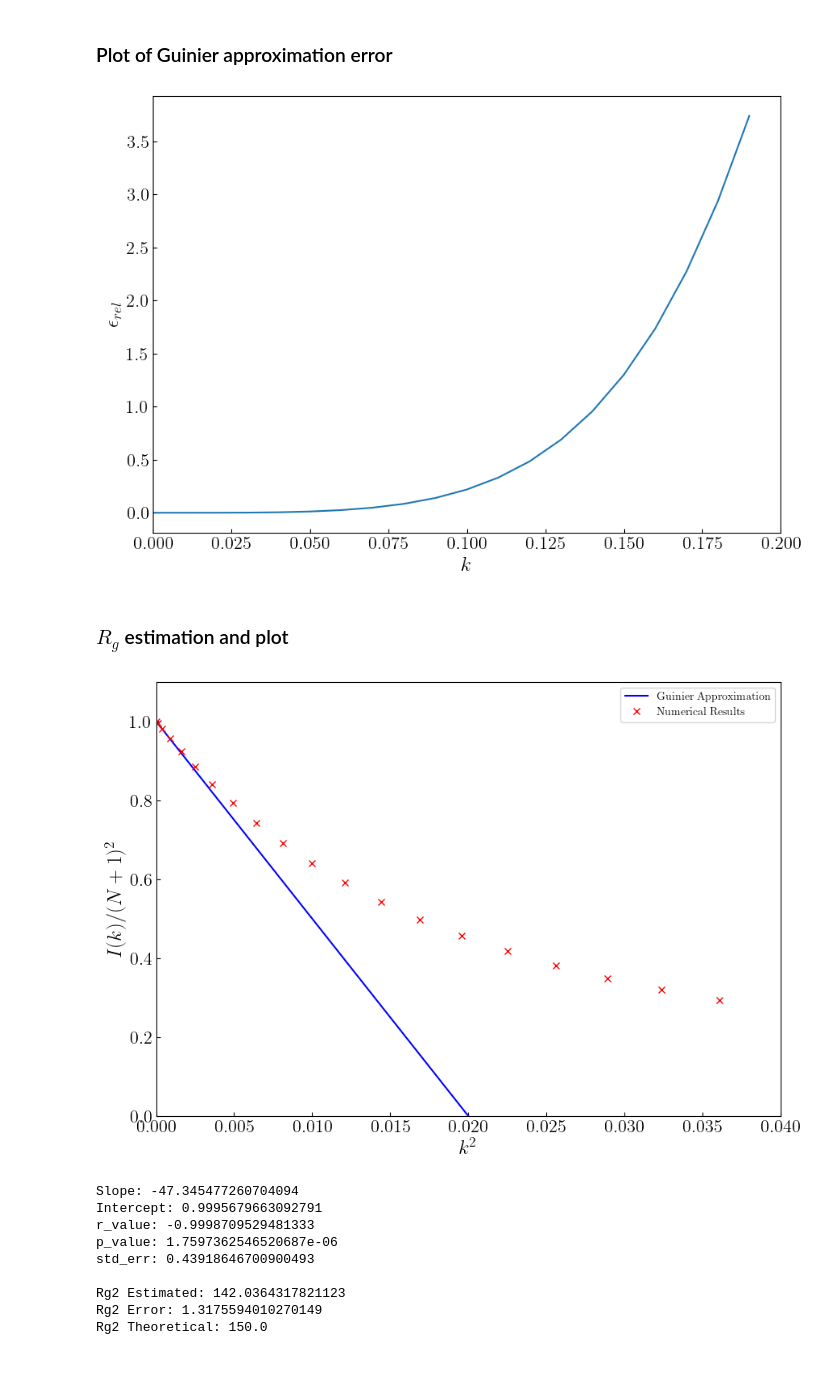
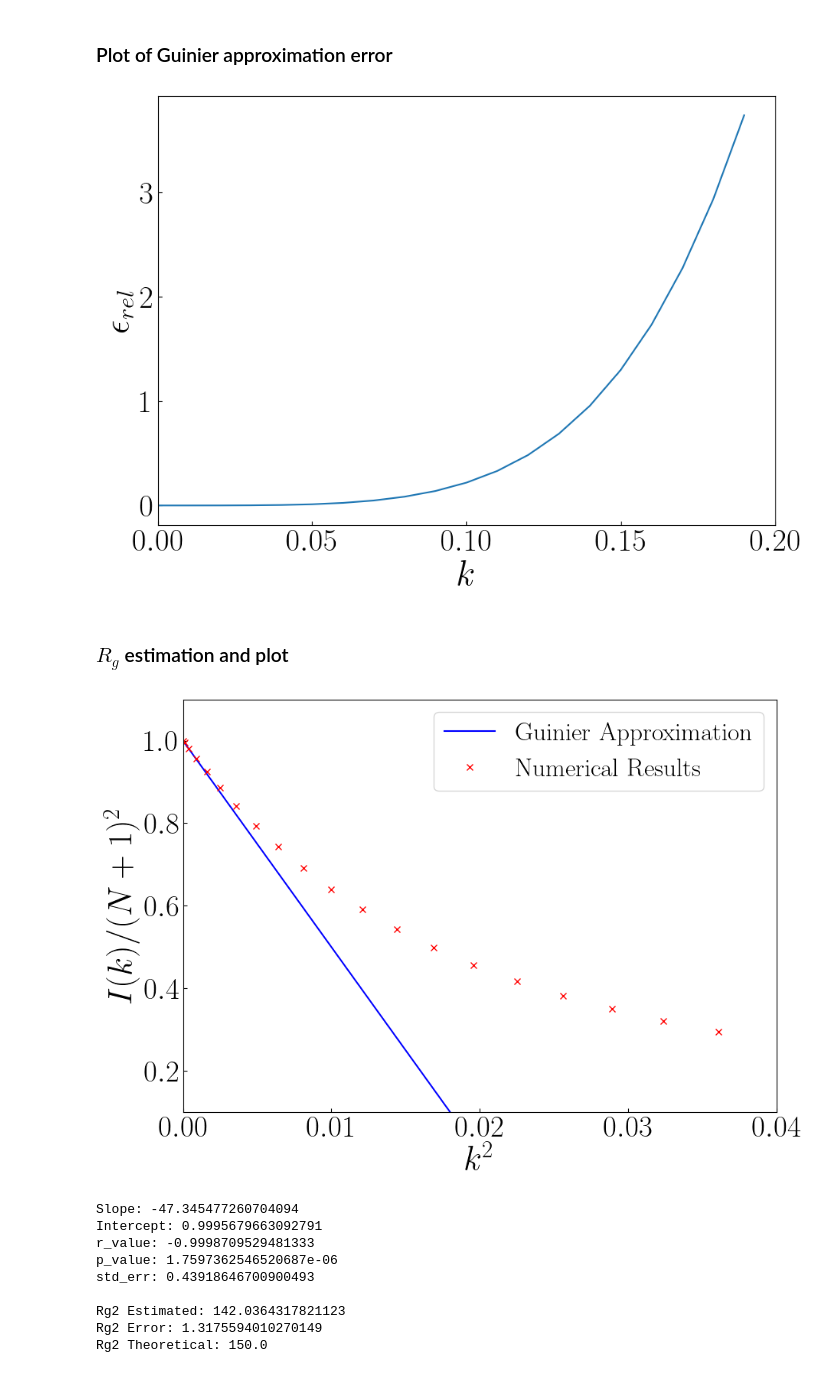
Before and after one commit to Eric-Vidal-hub/FJC-simulation, a Jupyter notebook: 6_stru_factor.ipynb, the cells around one changed output. Drawn from its saved outputs; the diff is of its cells as text; code cells hidden in the pictures.

```diff
--- a/6_stru_factor.ipynb
+++ b/6_stru_factor.ipynb
@@ -76,36 +76,39 @@ plt.show()
 plt.figure(figsize=(10,7))
 plt.plot(k, np.abs(Guinier - Ik) / np.abs(Ik))
 plt.xlim(0, 0.2)
-plt.xlabel(r'$k$', fontsize=18)
-plt.ylabel(r'$\epsilon_{rel}$', fontsize=18)
-plt.tick_params(axis='y', which='major', labelsize=16, direction='in')
-plt.tick_params(axis='x', which='major', labelsize=16, direction='in')
+plt.xlabel(r'$k$', fontsize=32)
+plt.ylabel(r'$\epsilon_{rel}$', fontsize=32)
+plt.tick_params(axis='y', which='major', labelsize=28, direction='in')
+plt.tick_params(axis='x', which='major', labelsize=28, direction='in')
 plt.show()
 # %% [output]
-[figure, old version]
+[figure, new version]
 # %% [markdown]
 ### $R_g$ estimation and plot
 # %%
 # Redefine k range to k^2
+from tkinter import font
+
+
 k2 = k**2
 
 Ik2 = Ik / (N+1)**2   # Intensity, I(k^2) and normalize by N+1
 Guinier2 = Guinier / (N+1)**2       # Guinier approximation
 
 # Plot
 plt.figure(figsize=(10,7))
 plt.plot(k2, Guinier2, 'b-', label=r'Guinier Approximation')
 plt.plot(k2, Ik2, 'rx', label=r'Numerical Results')
 plt.xlim(0, 0.04)
-plt.ylim(0, 1.1)
-plt.legend()
-plt.xlabel(r'$k^2$', fontsize=18)
-plt.ylabel(r'$I(k) / (N+1)^2$', fontsize=18)
-plt.tick_params(axis='y', which='major', labelsize=16, direction='in')
-plt.tick_params(axis='x', which='major', labelsize=16, direction='in')
+plt.ylim(0000.1, 1.1)
+plt.legend(fontsize=24)
+plt.xlabel(r'$k^2$', fontsize=32)
+plt.ylabel(r'$I(k) / (N+1)^2$', fontsize=32)
+plt.tick_params(axis='y', which='major', labelsize=28, direction='in')
+plt.tick_params(axis='x', which='major', labelsize=28, direction='in')
 plt.show()
 # %% [output]
-[figure, old version]
+[figure, new version]
 # %%
 # Liniar fit of Ik2
 fit_index = 5
```
Also changed, not shown: parts of 1 cell of this notebook, 10 other files.
